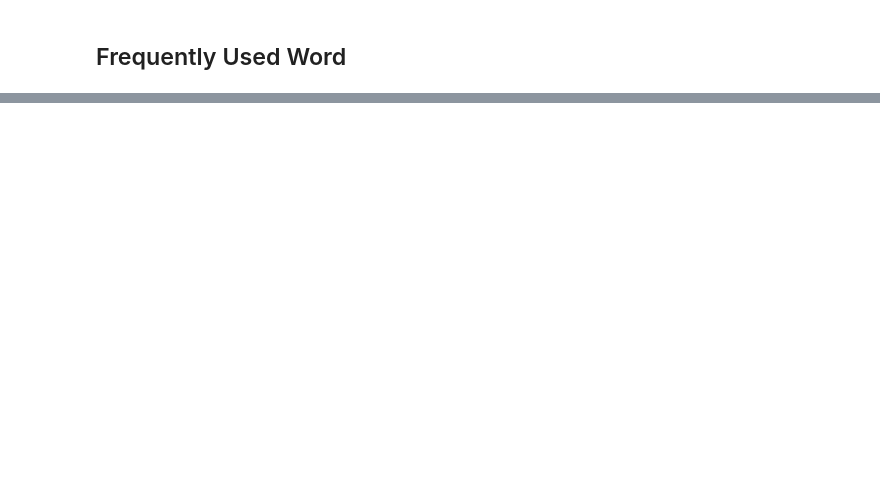
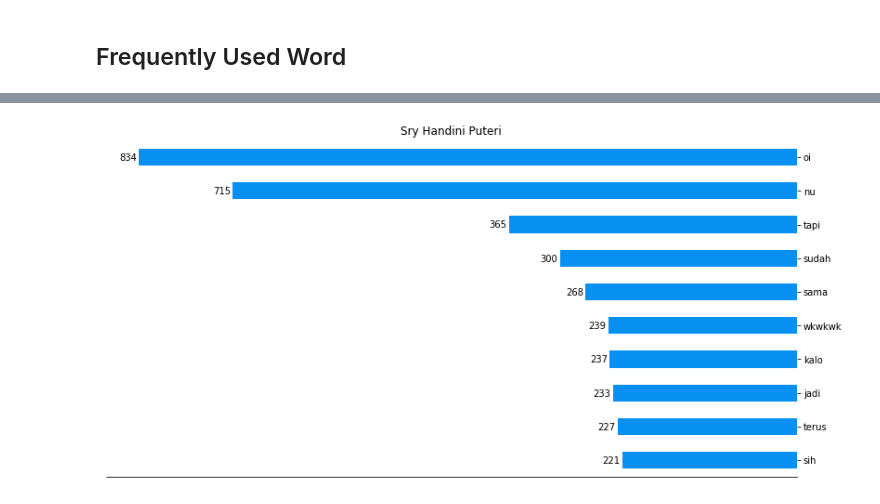
Before and after one commit to fazlurnu/Whatsapp-Chat-Analysis, a Jupyter notebook: MyChat.ipynb, the cells around one changed output, grey strips where cells are left out. Cells and saved outputs as stored; diff of their text form; code cells hidden in the pictures; blank space fills up the shorter version.

```diff
--- a/MyChat.ipynb
+++ b/MyChat.ipynb
@@ -296,0 +311,29 @@ axs[1].plot(y_pos1, data1)
+# %%
+df = pd.DataFrame({'keys': list(person2.key_words.keys()), 'values': list(person2.key_words.values())})
+ax = df.plot.barh(x='keys', y='values', color = colors[1], legend=False, title=person2.name)
+x_axis = ax.axes.get_xaxis()
+x_axis.set_visible(False)
+
+y_axis = ax.axes.get_yaxis()
+y_label = y_axis.get_label()
+##print isinstance(x_label, matplotlib.artist.Artist)
+y_label.set_visible(False)
+
+#ax.get_legend().remove()
+ax.invert_xaxis()  # labels read top-to-bottom
+ax.spines['top'].set_visible(False)
+ax.spines['right'].set_visible(False)
+ax.spines['left'].set_visible(False)
+ax.yaxis.set_ticks_position("right")
+
+plt.gcf().set_size_inches(w=20/1.5,h=10/1.5)
+ax.set_axisbelow(True)
+plt.savefig('filename.png', dpi=300)
+
+for i in range(10):
+    key = list(person2.key_words.keys())[i]
+    xpos = person2.key_words[key]
+
+    ax.text(xpos + 25, i-0.1, str(xpos), color='black')
+# %% [output]
+[figure, added]
```
Also changed, not shown: parts of 11 cells of this notebook.
